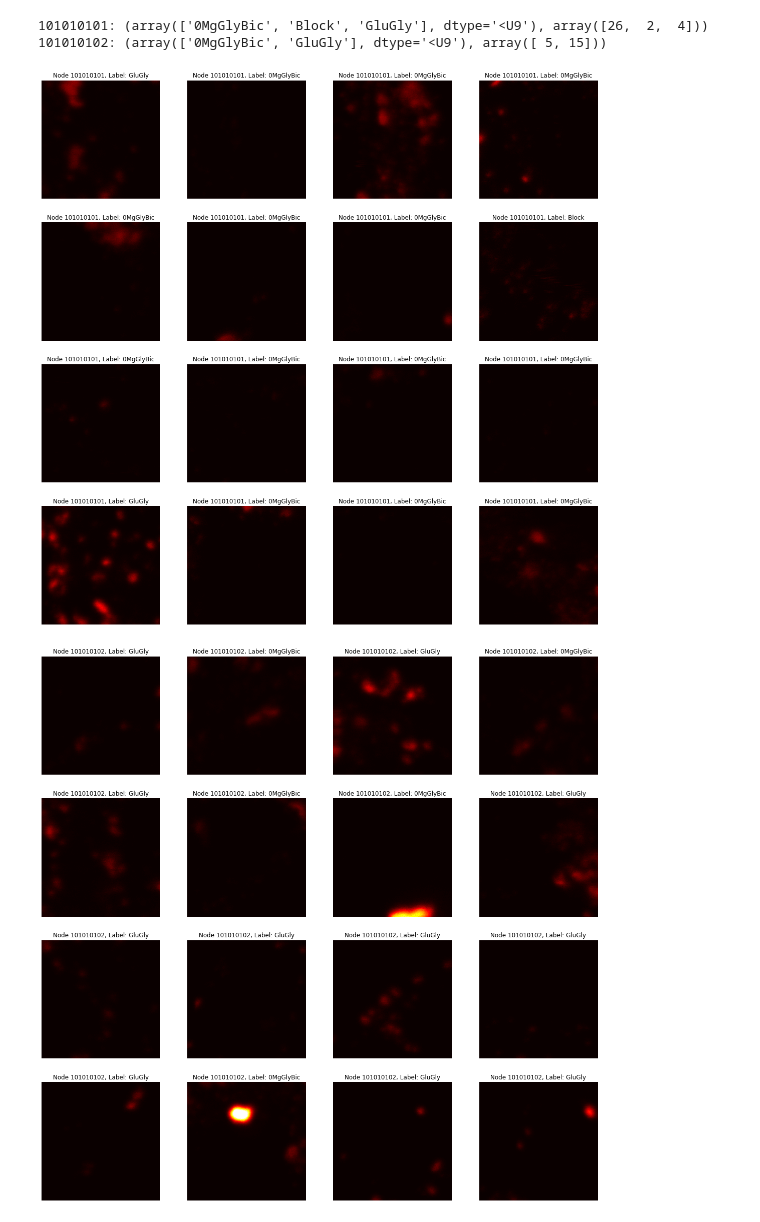
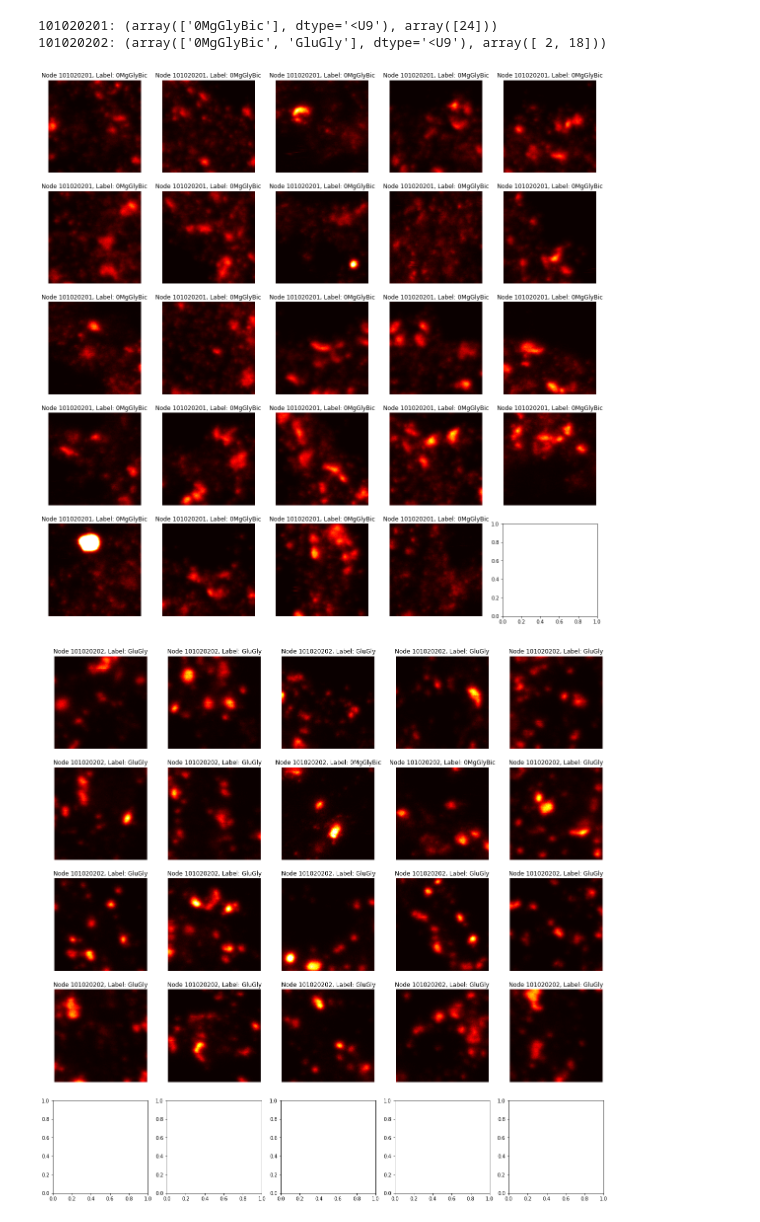
Before and after one commit to FLClab/STED-FM, a Jupyter notebook: experiments/clustering-experiments/notebooks/recursive_clustering.ipynb, the cells around one changed output. Saved outputs shown, nothing was run; the diff lists cells and outputs as text; code cells hidden in the pictures.

Commit message:
update(clustering): scripts for analysis and visualization of clustering tree

```diff
--- a/experiments/clustering-experiments/notebooks/recursive_clustering.ipynb
+++ b/experiments/clustering-experiments/notebooks/recursive_clustering.ipynb
@@ -7,7 +7,7 @@ import sys
 sys.path.insert(0, "../../")
 from loaders import get_dataset
 PATH = "../recursive-clustering-experiment/MAE_SMALL_STED_neural-activity-states_recursive_clusters_tree.pkl"
-NODE_IDS = [101010101, 101010102]
+NODE_IDS = [101020201, 101020202]
 class_to_analyze = None
 # %%
 _, _, test_loader = get_dataset(
@@ -17,7 +17,7 @@ _, _, test_loader = get_dataset(
     path=None,
     batch_size=64,
     n_channels=1,
-
+    balance=False
 )
 dataset = test_loader.dataset
 label_dict = {0: "Block", 1: "0MgGlyBic", 2: "GluGly", 3: "48hTTX"}
@@ -154,6 +151,7 @@ def extract_mean_feature_vector(node):
     all_data = np.concatenate([leaf.data["data"] for leaf in leaf_nodes])
     return np.mean(all_data, axis=0)
 # %%
+import tifffile
 def plot_examples(node_list):
     all_imgs = {node.cluster_id: [] for node in node_list}
     all_masks = {node.cluster_id: [] for node in node_list}
@@ -163,42 +161,73 @@ def plot_examples(node_list):
         node_id = node.cluster_id
         leaf_nodes = find_leaf_nodes(node)
         for leaf in leaf_nodes:
             data_idx = [item["dataset-idx"].item() for item in leaf.data["metadata"]]
             imgs = [dataset[idx][0].squeeze().numpy() for idx in data_idx]
             masks = [dataset[idx][1]["mask"] for idx in data_idx]
             labels = [dataset[idx][1]["label"] for idx in data_idx]
             conditions = [label_dict[item] for item in labels]
             counts[node_id].extend(conditions)
             all_masks[node_id].extend(masks)
             all_imgs[node_id].extend(imgs)
             all_labels[node_id].extend(labels)
 
     for key in counts.keys():
         print(f"{key}: {np.unique(counts[key], return_counts=True)}")
     for key in all_imgs.keys():
         imgs = all_imgs[key]
         labels = all_labels[key]
         assert len(imgs) == len(labels)
-        fig, axs = plt.subplots(4, 4, figsize=(20, 20))
+        fig, axs = plt.subplots(5, 5, figsize=(20, 20))
         N = len(imgs)
 
-        indices = np.random.choice(N, size=min(N, 16), replace=False)
+        indices = np.random.choice(N, size=min(N, 25), replace=False)
         for i, idx in enumerate(indices):
             img = imgs[idx]
             label = labels[idx]
             ax = axs.ravel()[i]
-            ax.imshow(img, cmap="hot", vmin=0, vmax=1)
+            ax.imshow(img, cmap="hot", vmin=0, vmax=0.3)
             ax.set_title(f"Node {key}, Label: {label_dict[label]}")
             ax.axis("off")
         plt.show()
+    return all_imgs, all_labels, all_masks
 
-    return all_imgs, all_labels, all_masks
-imgs, labels, masks =plot_examples(nodes_to_compare)
+def save_tiff_examples(node_list):
+    all_imgs = {node.cluster_id: [] for node in node_list}
+    all_masks = {node.cluster_id: [] for node in node_list}
+    all_labels = {node.cluster_id: [] for node in node_list}
+    counts = {node.cluster_id: [] for node in node_list}
+    for node in node_list:
+        node_id = node.cluster_id
+        leaf_nodes = find_leaf_nodes(node)
+        for leaf in leaf_nodes:
+            data_idx = [item["dataset-idx"].item() for item in leaf.data["metadata"]]
+            imgs = [dataset[idx][0].squeeze().numpy() for idx in data_idx]
+            masks = [dataset[idx][1]["mask"] for idx in data_idx]
+            labels = [dataset[idx][1]["label"] for idx in data_idx]
+            conditions = [label_dict[item] for item in labels]
+            counts[node_id].extend(conditions)
+            all_masks[node_id].extend(masks)
+            all_imgs[node_id].extend(imgs)
+            all_labels[node_id].extend(labels)
+
+    for key in all_imgs.keys():
+        imgs = all_imgs[key]
+        labels = all_labels[key]
+        N = len(imgs)
+        indices = np.random.choice(N, size=min(N, 25), replace=False)
+        for idx in indices:
+            img = imgs[idx]
+            label = labels[idx]
+            tifffile.imwrite(f"../graph-images/{key}_{label_dict[label]}_image_{idx}.tif", img)
+
+
+imgs, labels, masks = plot_examples(nodes_to_compare)
+save_tiff_examples(nodes_to_compare)
 # %% [output]
-101010101: (array(['0MgGlyBic', 'Block', 'GluGly'], dtype='<U9'), array([26,  2,  4]))
-101010102: (array(['0MgGlyBic', 'GluGly'], dtype='<U9'), array([ 5, 15]))
+101020201: (array(['0MgGlyBic'], dtype='<U9'), array([24]))
+101020202: (array(['0MgGlyBic', 'GluGly'], dtype='<U9'), array([ 2, 18]))
-[figure, old version]
+[figure, new version]
-[figure, old version]
+[figure, new version]
 # %%
 from skimage import measure
 from scipy.spatial import distance
```
Also changed, not shown: parts of 7 cells of this notebook, 5 other files.
